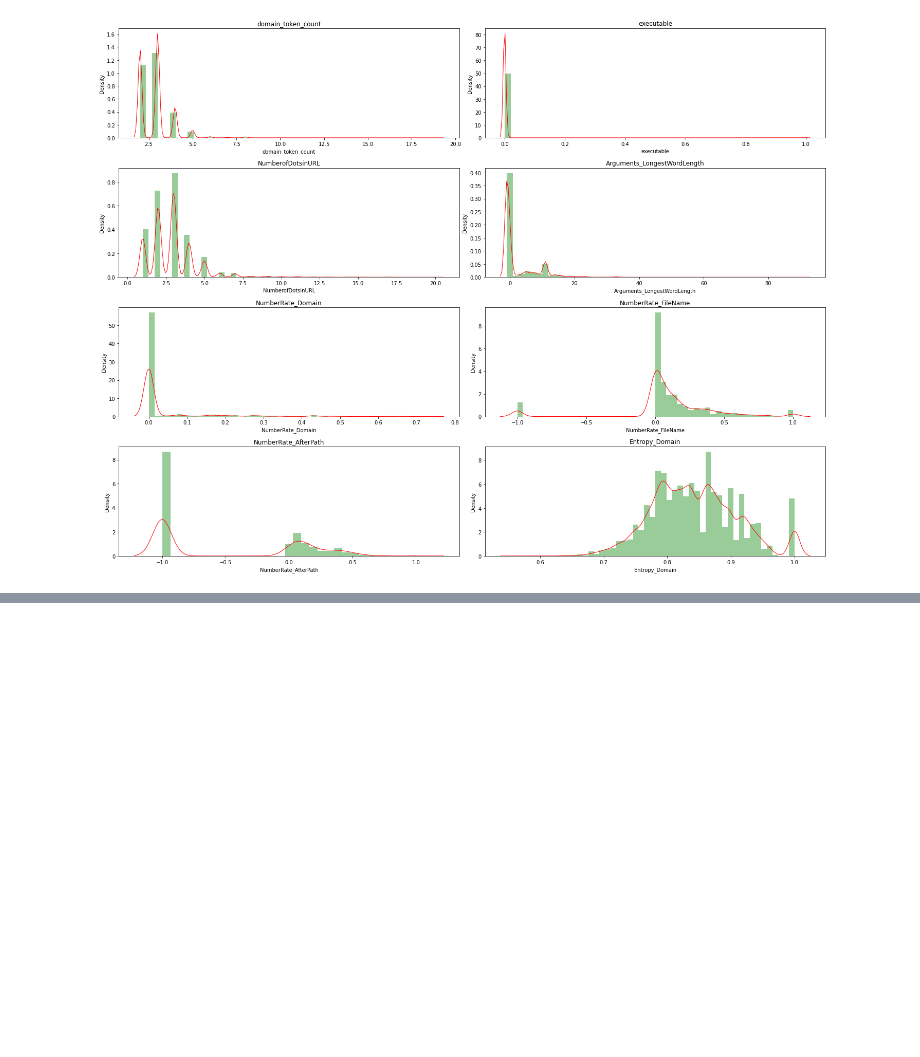
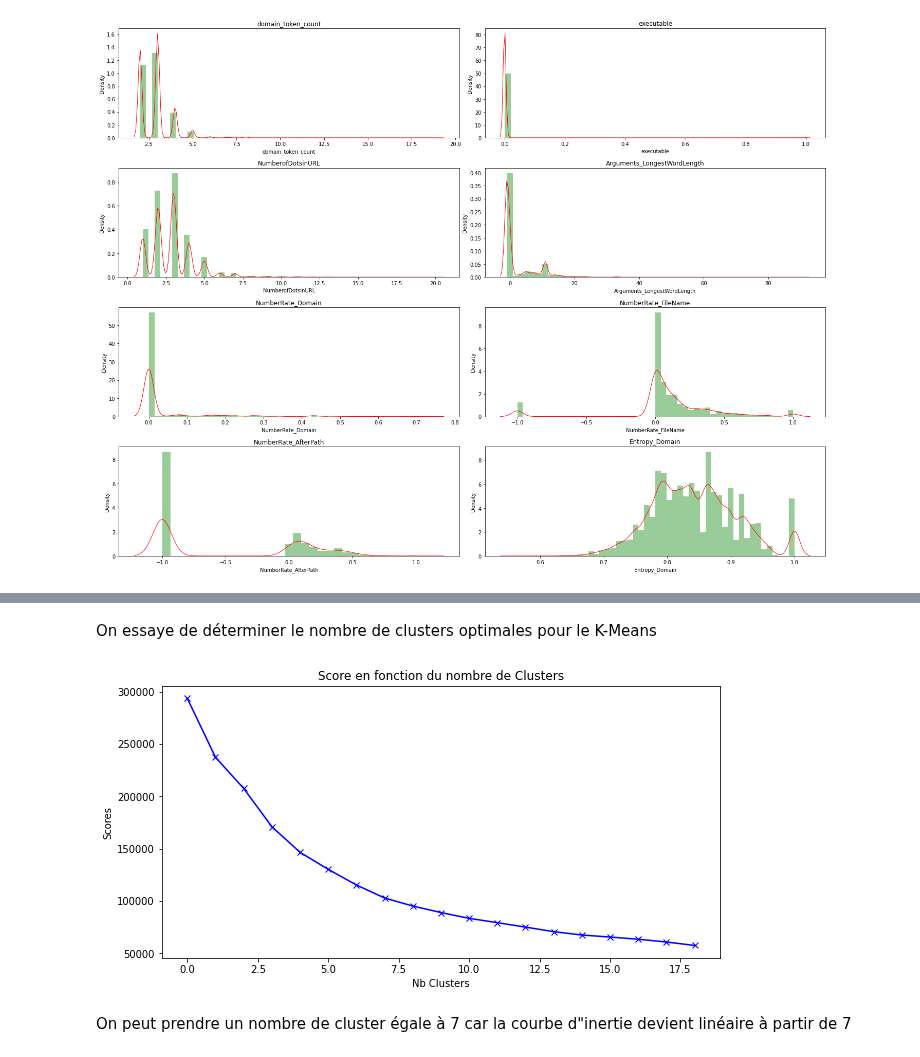
Before and after one commit to QLeBot/Clustering-analysis-techniques-for-cyber-attack-data, a Jupyter notebook: AutoencoderClustering.ipynb, the cells around one changed output, grey strips where cells are left out. Cells and saved outputs as stored; diff of their text form; code cells hidden in the pictures; blank space fills up the shorter version.

```diff
--- a/AutoencoderClustering.ipynb
+++ b/AutoencoderClustering.ipynb
@@ -60,0 +76,34 @@ plt.tight_layout()
+# %%
+scaler = StandardScaler()
+df = df.replace('Defacement', 1)
+df = df.replace('benign', 0)
+df = df.replace('malware', 2)
+df = df.replace('phishing', 3)
+df = df.replace('spam', 4)
+df_scaled = scaler.fit_transform(df)
+# %%
+X=df.drop("class",axis=1)
+y=df["class"]
+scaler = StandardScaler()
+X_scaled = scaler.fit_transform(X)
+# %% [markdown]
+On essaye de déterminer le nombre de clusters optimales pour le K-Means
+# %%
+scores_1 = []
+
+range_values = range(1, 20)
+
+for i in range_values:
+  kmeans = KMeans(n_clusters = i)
+  kmeans.fit(X_scaled)
+  scores_1.append(kmeans.inertia_)
+plt.figure(figsize = (10,5))
+plt.plot(scores_1, 'bx-')
+plt.title('Score en fonction du nombre de Clusters')
+plt.xlabel('Nb Clusters')
+plt.ylabel('Scores')
+plt.show()
+# %% [output]
+[figure, added]
+# %% [markdown]
+On peut prendre un nombre de cluster égale à 7 car la courbe d"inertie devient linéaire à partir de 7
```
Also changed, not shown: parts of 25 cells of this notebook, 5 other files.
